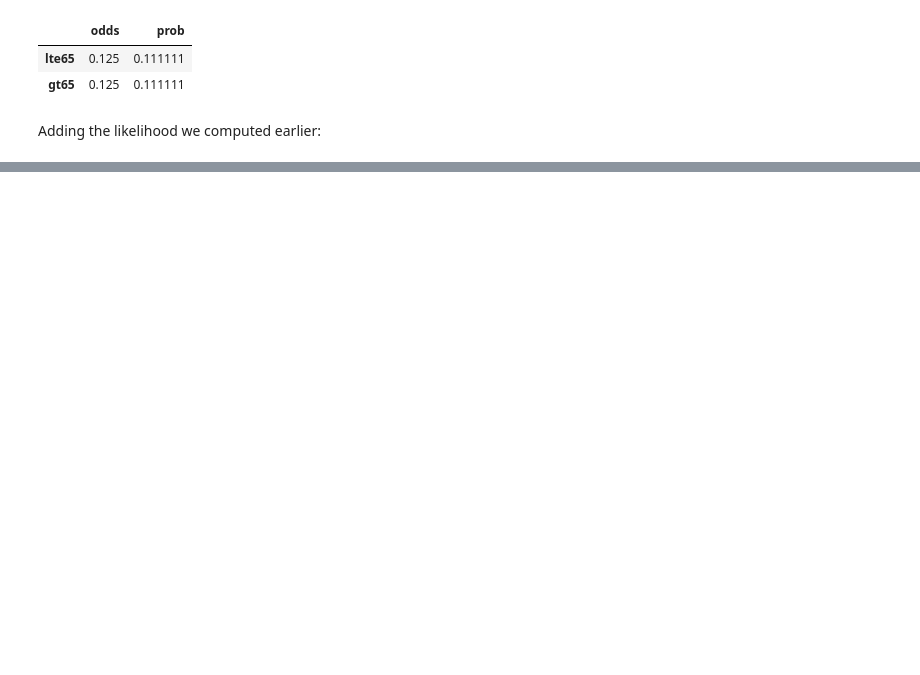
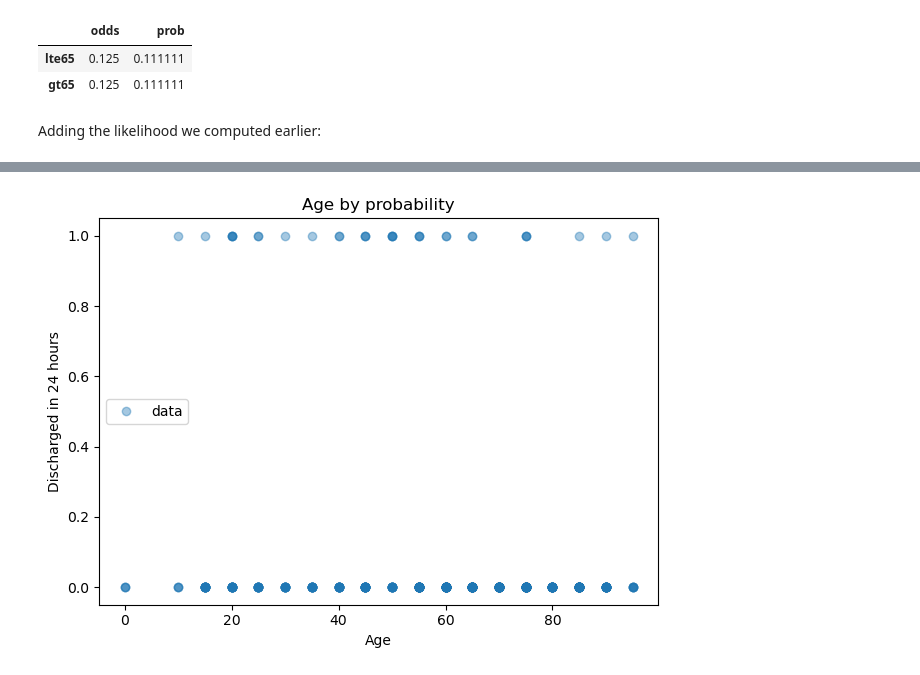
Before and after one commit to HYLODE/HyStakes, a Jupyter notebook: hystakes/vignettes/bayes-for-discharge-using-odds.ipynb, the cells around one changed output, grey strips where cells are left out. Saved outputs shown, nothing was run; the diff lists cells and outputs as text; code cells hidden in the pictures; blank space fills up the shorter version.

```diff
--- a/hystakes/vignettes/bayes-for-discharge-using-odds.ipynb
+++ b/hystakes/vignettes/bayes-for-discharge-using-odds.ipynb
@@ -155,0 +199,39 @@ table
+# %%
+# from Allen Downey github here https://github.com/AllenDowney/ThinkBayes2/blob/master/soln/utils.py
+def decorate(**options):
+    """Decorate the current axes.
+
+    Call decorate with keyword arguments like
+    decorate(title='Title',
+             xlabel='x',
+             ylabel='y')
+
+    The keyword arguments can be any of the axis properties
+    https://matplotlib.org/api/axes_api.html
+    """
+    ax = plt.gca()
+    ax.set(**options)
+
+    handles, labels = ax.get_legend_handles_labels()
+    if handles:
+        ax.legend(handles, labels)
+
+    plt.tight_layout()
+
+# modified from https://allendowney.github.io/ThinkBayes2/chap16.html
+
+def plot_data(data):
+    """Plot damage as a function of temperature.
+
+    data: DataFrame
+    """
+    plt.plot(data['age'], data['dischargein24'], 'o',
+             label='data', color='C0', alpha=0.4)
+
+    decorate(ylabel="Discharged in 24 hours",
+         xlabel="Age",
+         title="Age by probability")
+# %%
+plot_data(df)
+# %% [output]
+[figure, added]
```
Also changed, not shown: parts of 26 cells of this notebook, 2 other files.
